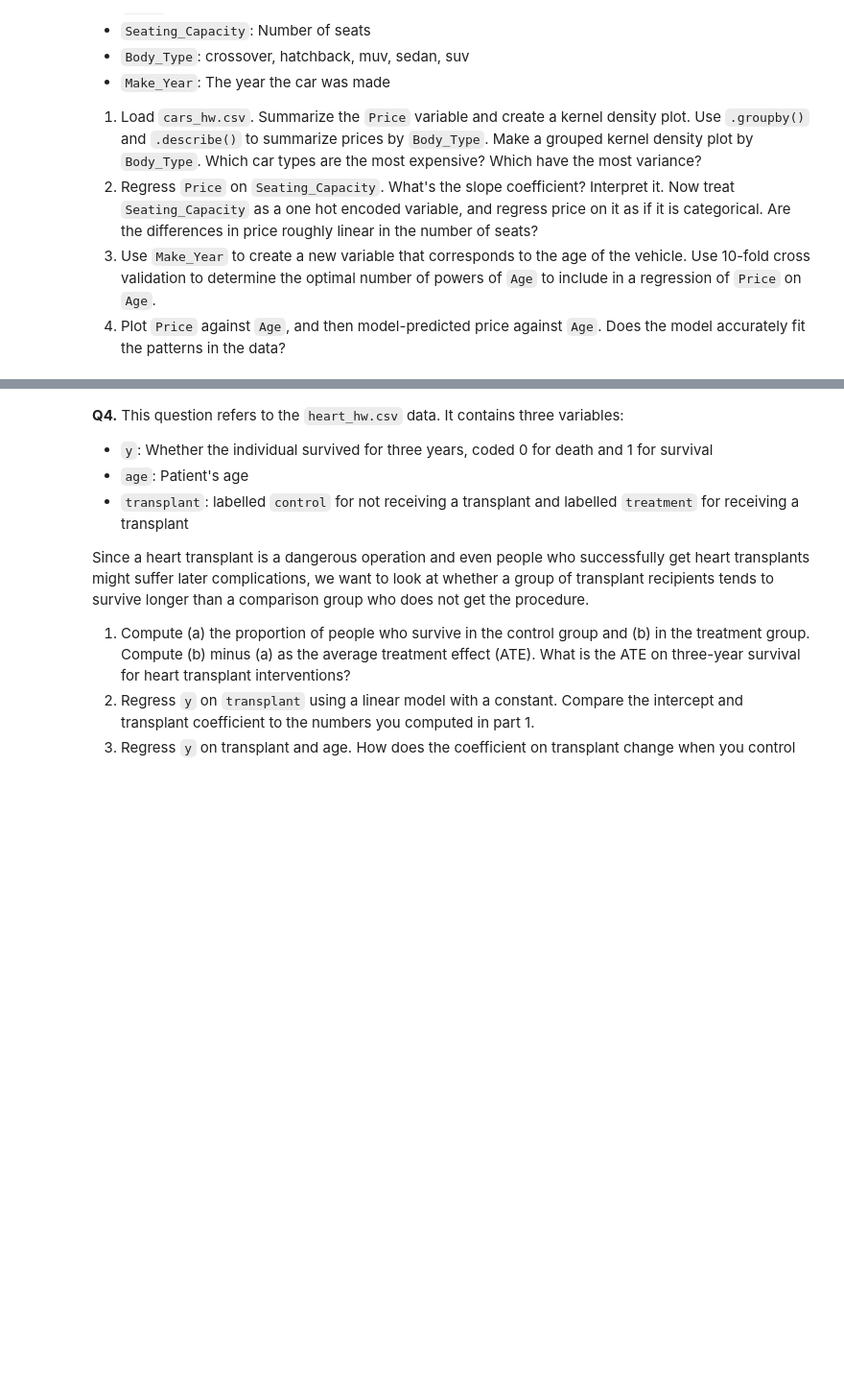
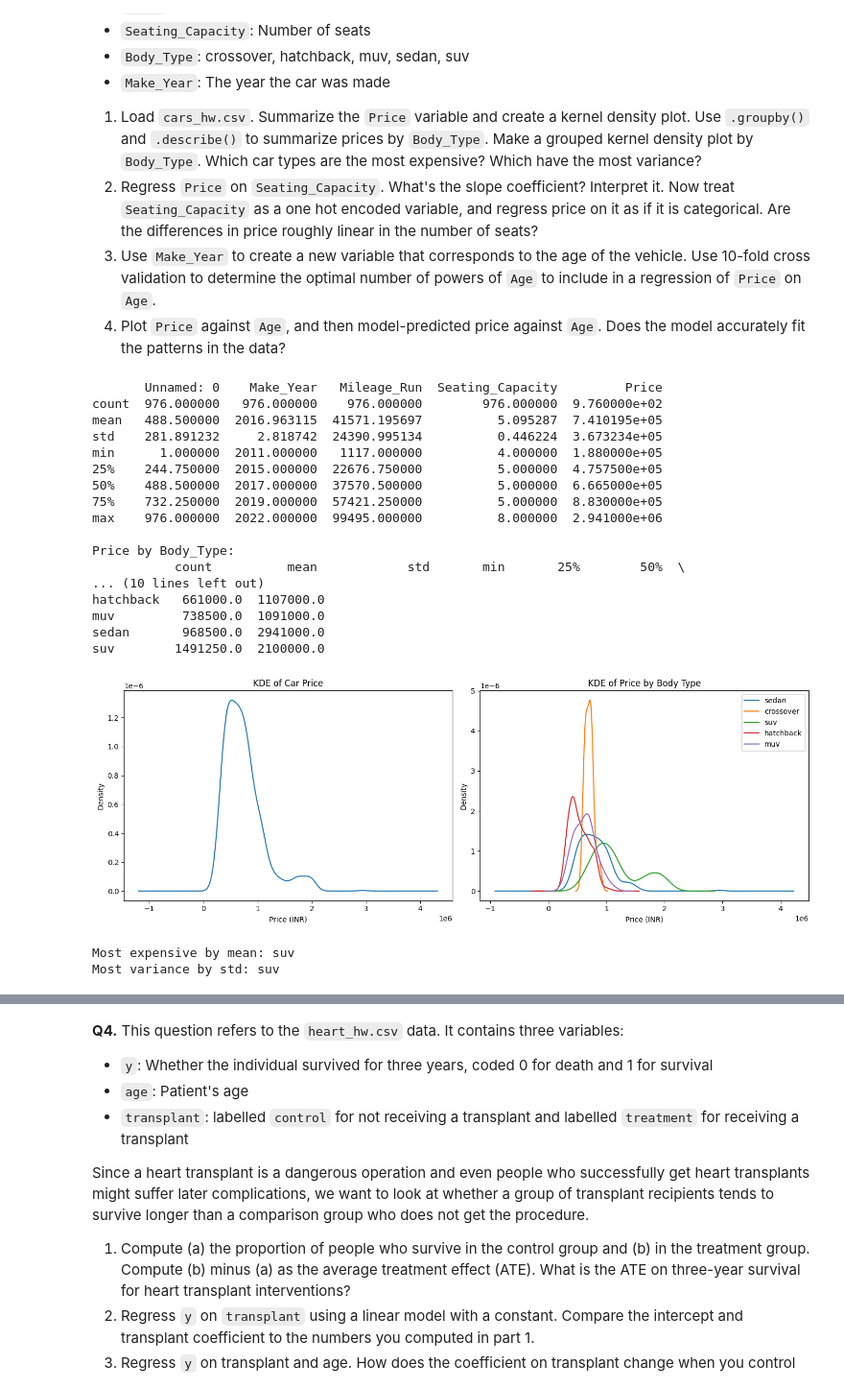
Before and after one commit to Alish-12/undergrad_ml_assignments, a Jupyter notebook: 03_assignment_linear_models.ipynb, the cells around one changed output, grey strips where cells are left out. Shown at 96% size. Saved outputs shown, nothing was run; the diff lists cells and outputs as text; code cells hidden in the pictures; blank space fills up the shorter version.

```diff
--- a/03_assignment_linear_models.ipynb
+++ b/03_assignment_linear_models.ipynb
@@ -68,3 +263,47 @@ FileNotFoundError: [Errno 2] No such file or directory: './data/Q1_clean.csv'
   2. Regress `Price` on `Seating_Capacity`. What's the slope coefficient? Interpret it. Now treat `Seating_Capacity` as a one hot encoded variable, and regress price on it as if it is categorical. Are the differences in price roughly linear in the number of seats?
   3. Use `Make_Year` to create a new variable that corresponds to the age of the vehicle. Use 10-fold cross validation to determine the optimal number of powers of `Age` to include in a regression of `Price` on `Age`.
   4. Plot `Price` against `Age`, and then model-predicted price against `Age`. Does the model accurately fit the patterns in the data?
+# %%
+# Q3.1
+cars = pd.read_csv('./data/cars_hw.csv')
+print(cars.describe())
+print("\nPrice by Body_Type:")
+print(cars.groupby('Body_Type')['Price'].describe())
+
+fig, axes = plt.subplots(1, 2, figsize=(14, 5))
+cars['Price'].plot.kde(ax=axes[0])
+axes[0].set_title('KDE of Car Price')
+axes[0].set_xlabel('Price (INR)')
+
+for body in cars['Body_Type'].unique():
+    subset = cars[cars['Body_Type'] == body]['Price']
+    subset.plot.kde(ax=axes[1], label=body)
+axes[1].set_title('KDE of Price by Body Type')
+axes[1].set_xlabel('Price (INR)')
+axes[1].legend()
+plt.tight_layout()
+plt.show()
+
+print("\nMost expensive by mean:", cars.groupby('Body_Type')['Price'].mean().idxmax())
+print("Most variance by std:", cars.groupby('Body_Type')['Price'].std().idxmax())
+# %% [output]
+       Unnamed: 0    Make_Year   Mileage_Run  Seating_Capacity         Price
+count  976.000000   976.000000    976.000000        976.000000  9.760000e+02
+mean   488.500000  2016.963115  41571.195697          5.095287  7.410195e+05
+std    281.891232     2.818742  24390.995134          0.446224  3.673234e+05
+min      1.000000  2011.000000   1117.000000          4.000000  1.880000e+05
+25%    244.750000  2015.000000  22676.750000          5.000000  4.757500e+05
+50%    488.500000  2017.000000  37570.500000          5.000000  6.665000e+05
+75%    732.250000  2019.000000  57421.250000          5.000000  8.830000e+05
+max    976.000000  2022.000000  99495.000000          8.000000  2.941000e+06
+
+Price by Body_Type:
+           count          mean            std       min       25%        50%  \
+... (10 lines left out)
+hatchback   661000.0  1107000.0
+muv         738500.0  1091000.0
+sedan       968500.0  2941000.0
+suv        1491250.0  2100000.0
+[figure, added]
+Most expensive by mean: suv
+Most variance by std: suv
```
Also changed, not shown: parts of 17 cells of this notebook.
